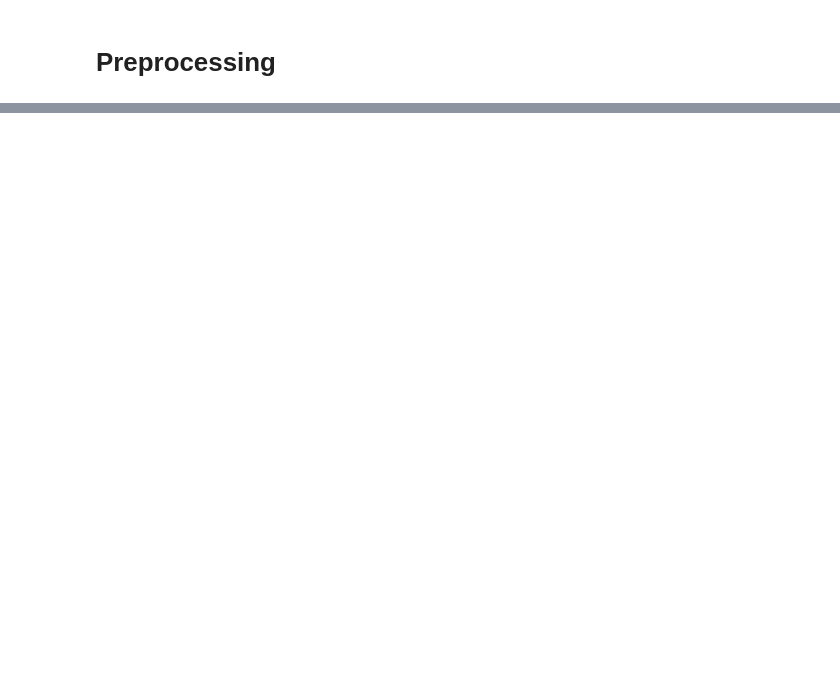
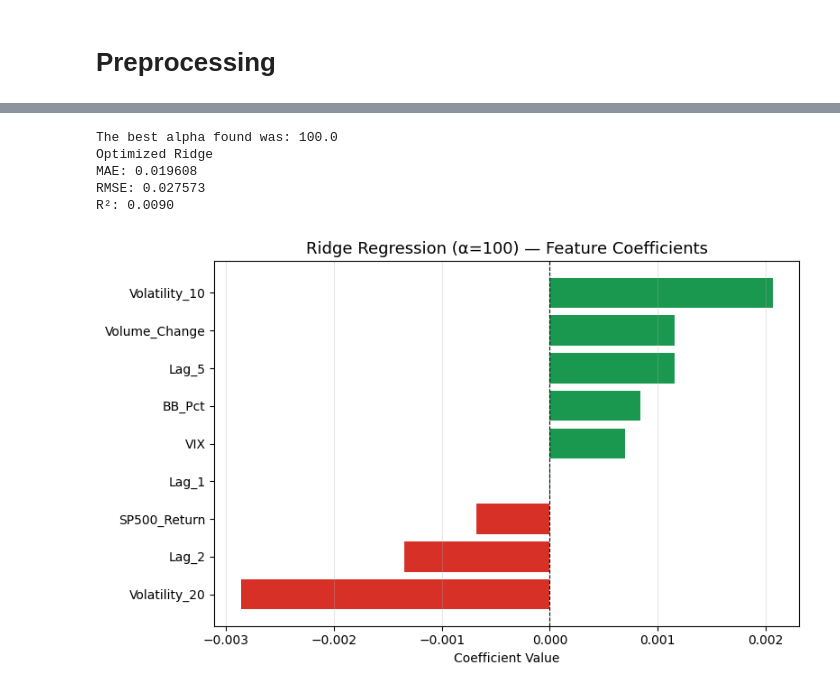
Before and after one commit to AssylbekO/NVDA, a Jupyter notebook: src/main2.ipynb, the cells around one changed output, grey strips where cells are left out. Cells and saved outputs as stored; diff of their text form; code cells hidden in the pictures; blank space fills up the shorter version.

```diff
--- a/src/main2.ipynb
+++ b/src/main2.ipynb
@@ -320,0 +401,5 @@ Testing set  : 256  observations  (2025-02-25  to 2026-03-03)
+# %%
+scaler = StandardScaler()
+
+X_train_scaled = scaler.fit_transform(X_train)
+X_test_scaled  = scaler.transform(X_test)
@@ -320,0 +470,4 @@ Testing set  : 256  observations  (2025-02-25  to 2026-03-03)
+# %%
+lr = LinearRegression()
+lr.fit(X_train_scaled, y_train)
+results.append(evaluate("Linear Regression", lr, X_test_scaled, y_test))
@@ -320,0 +493,29 @@ Testing set  : 256  observations  (2025-02-25  to 2026-03-03)
+# %%
+from sklearn.linear_model import RidgeCV
+
+ridge = RidgeCV(alphas=[0.01, 0.1, 1.0, 10, 100])
+ridge.fit(X_train_scaled, y_train)
+
+print(f"The best alpha found was: {ridge.alpha_}")
+
+results.append(evaluate("Optimized Ridge", ridge, X_test_scaled, y_test))
+# %% [output]
+The best alpha found was: 100.0
+Optimized Ridge
+MAE: 0.019608
+RMSE: 0.027573
+R²: 0.0090
+# %%
+coef_ridge = pd.Series(ridge.coef_, index=features).sort_values()
+
+fig, ax = plt.subplots(figsize=(8, 5))
+colors = ["#d73027" if c < 0 else "#1a9850" for c in coef_ridge]
+ax.barh(coef_ridge.index, coef_ridge.values, color=colors)
+ax.axvline(0, color="black", linewidth=0.8, linestyle="--")
+ax.set_title(f"Ridge Regression (α={best_alpha}) — Feature Coefficients", fontsize=13)
+ax.set_xlabel("Coefficient Value")
+ax.grid(True, alpha=0.3, axis="x")
+plt.tight_layout()
+plt.show()
+# %% [output]
+[figure, added]
```
Also changed, not shown: parts of 31 cells of this notebook.
